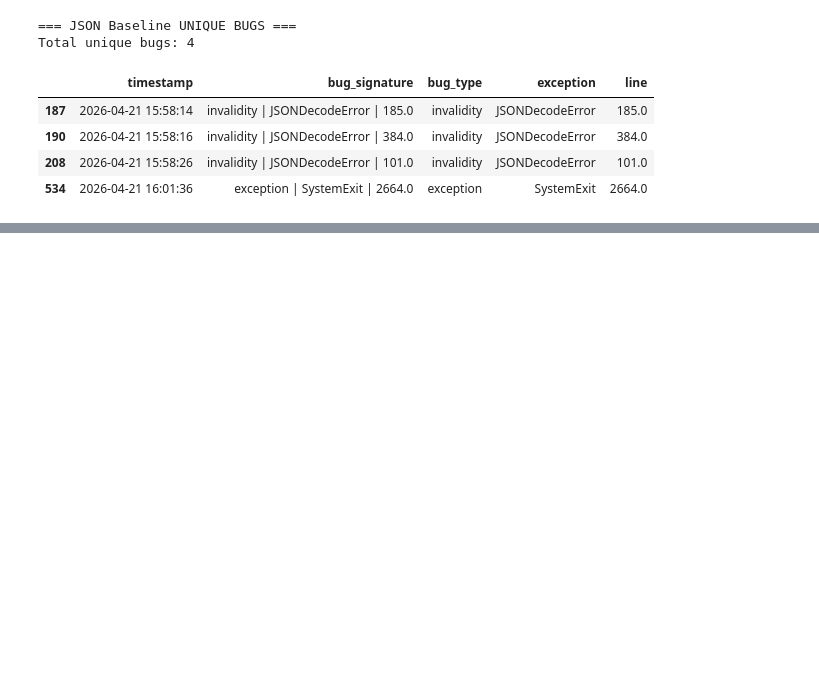
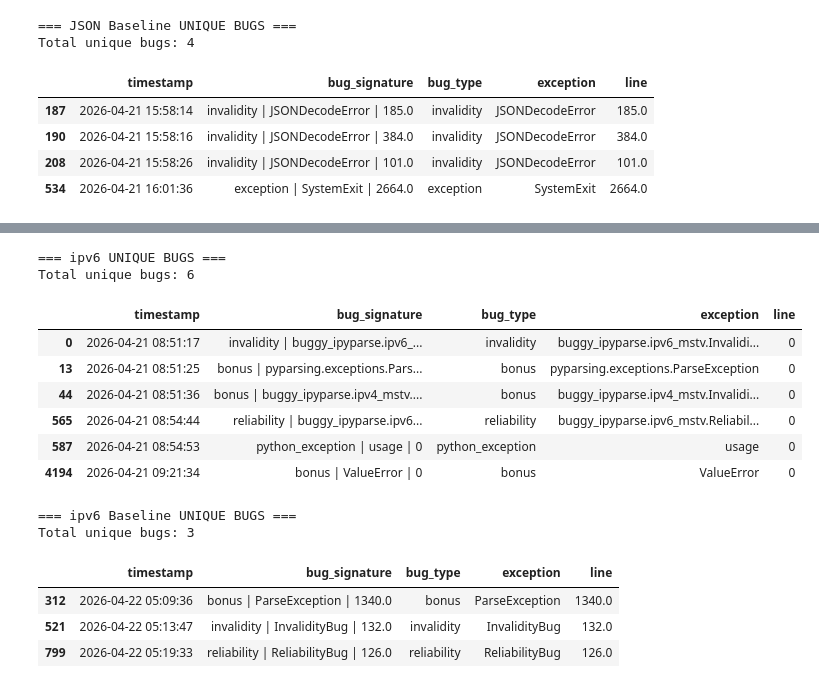
Before and after one commit to BoweiDu01/grp1-software-testing-project, a Jupyter notebook: checkoff4_eval.ipynb, the cells around one changed output, grey strips where cells are left out. Drawn from its saved outputs; the diff is of its cells as text; code cells hidden in the pictures; blank space fills up the shorter version.

```diff
--- a/checkoff4_eval.ipynb
+++ b/checkoff4_eval.ipynb
@@ -474,0 +540,19 @@ Total unique bugs: 4
+# %%
+print_unique_bugs(df_ipv6, "ipv6")
+print_unique_bugs(df_ipv6_baseline, "ipv6 Baseline")
+# %% [output]
+=== ipv6 UNIQUE BUGS ===
+Total unique bugs: 6
+|  | timestamp | bug_signature | bug_type | exception | line |
+| 0 | 2026-04-21 08:51:17 | invalidity | buggy_ipyparse.ipv6_... | invalidity | buggy_ipyparse.ipv6_mstv.Invalidi... | 0 |
+| 13 | 2026-04-21 08:51:25 | bonus | pyparsing.exceptions.Pars... | bonus | pyparsing.exceptions.ParseException | 0 |
+| 44 | 2026-04-21 08:51:36 | bonus | buggy_ipyparse.ipv4_mstv.... | bonus | buggy_ipyparse.ipv4_mstv.Invalidi... | 0 |
+| 565 | 2026-04-21 08:54:44 | reliability | buggy_ipyparse.ipv6... | reliability | buggy_ipyparse.ipv6_mstv.Reliabil... | 0 |
+| 587 | 2026-04-21 08:54:53 | python_exception | usage | 0 | python_exception | usage | 0 |
+| 4194 | 2026-04-21 09:21:34 | bonus | ValueError | 0 | bonus | ValueError | 0 |
+=== ipv6 Baseline UNIQUE BUGS ===
+Total unique bugs: 3
+|  | timestamp | bug_signature | bug_type | exception | line |
+| 312 | 2026-04-22 05:09:36 | bonus | ParseException | 1340.0 | bonus | ParseException | 1340.0 |
+| 521 | 2026-04-22 05:13:47 | invalidity | InvalidityBug | 132.0 | invalidity | InvalidityBug | 132.0 |
+| 799 | 2026-04-22 05:19:33 | reliability | ReliabilityBug | 126.0 | reliability | ReliabilityBug | 126.0 |
```
Also changed, not shown: parts of 11 cells of this notebook, 1 other file.
